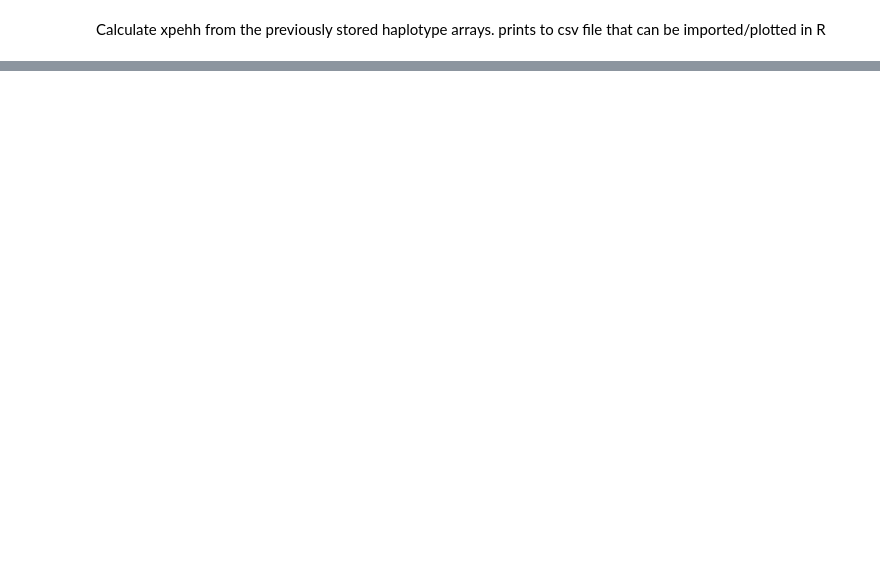
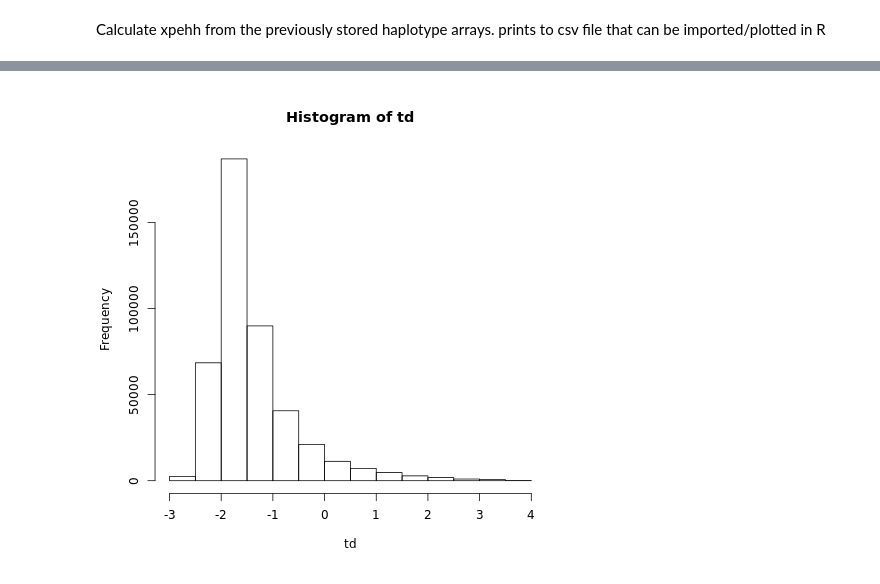
Before and after one commit to nealplatt/sch_man_nwinvasion, a Jupyter notebook: notebooks/selection.ipynb, the cells around one changed output, grey strips where cells are left out. Cells and saved outputs as stored; diff of their text form; code cells hidden in the pictures; blank space fills up the shorter version.

```diff
--- a/notebooks/selection.ipynb
+++ b/notebooks/selection.ipynb
@@ -959,0 +1287,6 @@ abline(h=quantile(xpehh$SXPEHH, 0.005, na.rm=TRUE), col="red")
+# %%
+%%R
+
+k=75
+##now read table into R and run dcms
+sel<-read.table("results/dcms/wa_vs_ea_selection_test.csv", header=TRUE, sep=",")
@@ -959,0 +1312,7 @@ abline(h=quantile(xpehh$SXPEHH, 0.005, na.rm=TRUE), col="red")
+# %%
+%%R
+
+td<-runmed(sel$tajimasD[1:475010], 21, endrule="median")
+hist(td)
+# %% [output]
+[figure, added]
```
Also changed, not shown: parts of 48 cells of this notebook, 2 other files.
